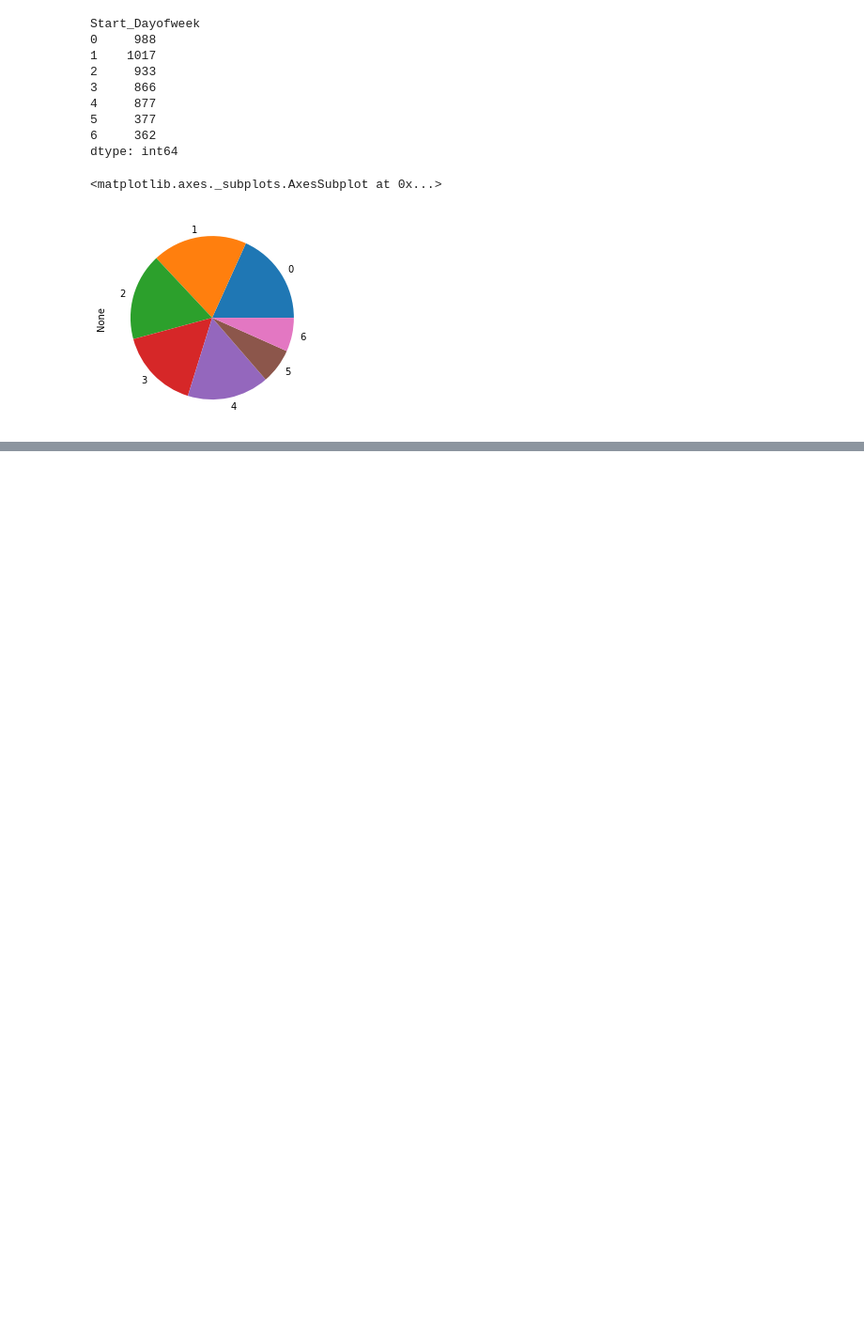
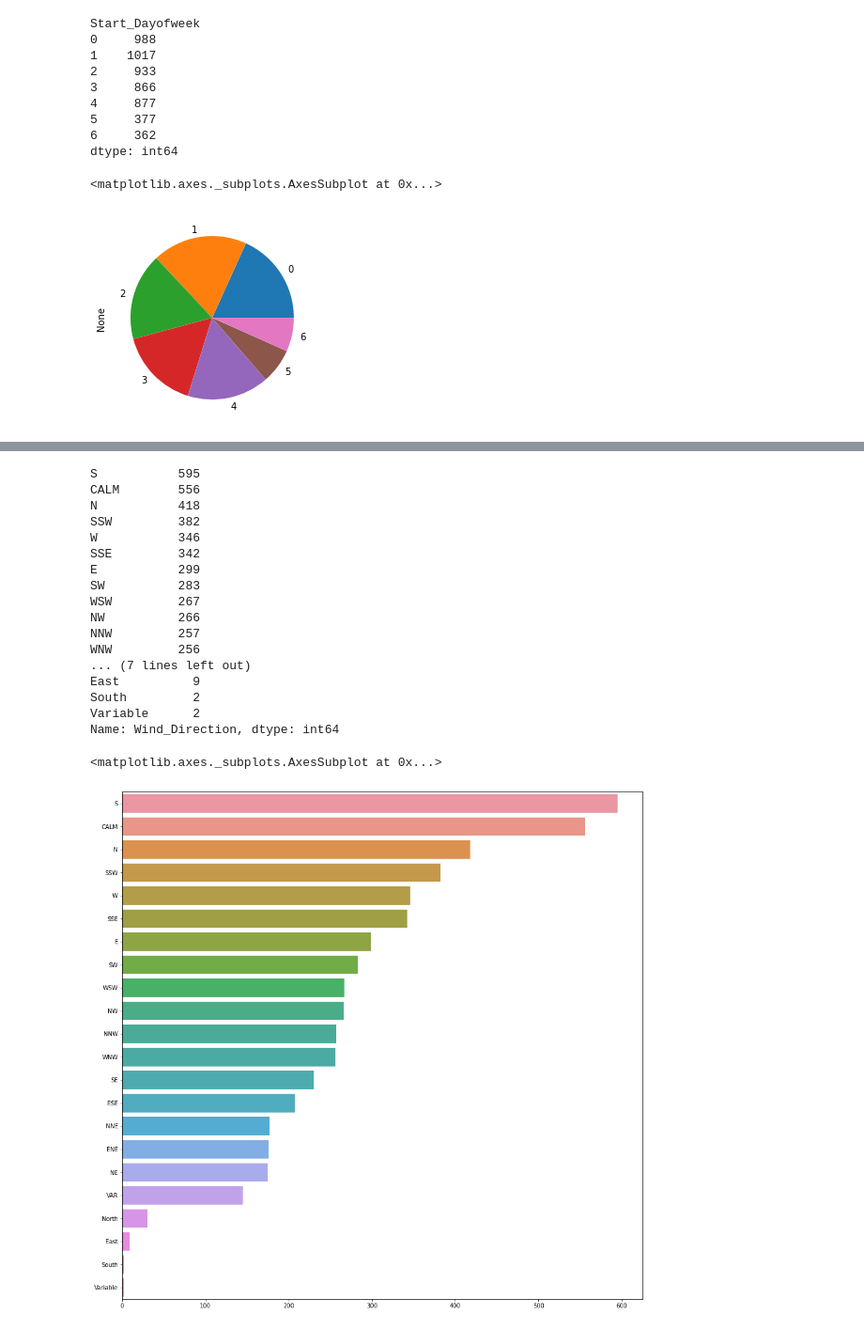
Before and after one commit to AjKovice/IST5520-Group-8, a Jupyter notebook: G8_Project Proposal_IST5520.ipynb, the cells around one changed output, grey strips where cells are left out. Shown at 94% size. Cells and saved outputs as stored; diff of their text form; code cells hidden in the pictures; blank space fills up the shorter version.

```diff
--- a/G8_Project Proposal_IST5520.ipynb
+++ b/G8_Project Proposal_IST5520.ipynb
@@ -461,0 +498,26 @@ dat.groupby(['Start_Dayofweek']).size().plot.pie()
+# %%
+# Accidents per Wind_Direction
+Wind_Direction = dat.Wind_Direction.value_counts()
+print(Wind_Direction)
+plt.figure(figsize=(16, 16))
+sns.barplot(Wind_Direction.values, Wind_Direction.index)
+# %% [output]
+S           595
+CALM        556
+N           418
+SSW         382
+W           346
+SSE         342
+E           299
+SW          283
+WSW         267
+NW          266
+NNW         257
+WNW         256
+... (7 lines left out)
+East          9
+South         2
+Variable      2
+Name: Wind_Direction, dtype: int64
+<matplotlib.axes._subplots.AxesSubplot at 0x...>
+[figure, added]
```
Also changed, not shown: parts of 9 cells of this notebook.
